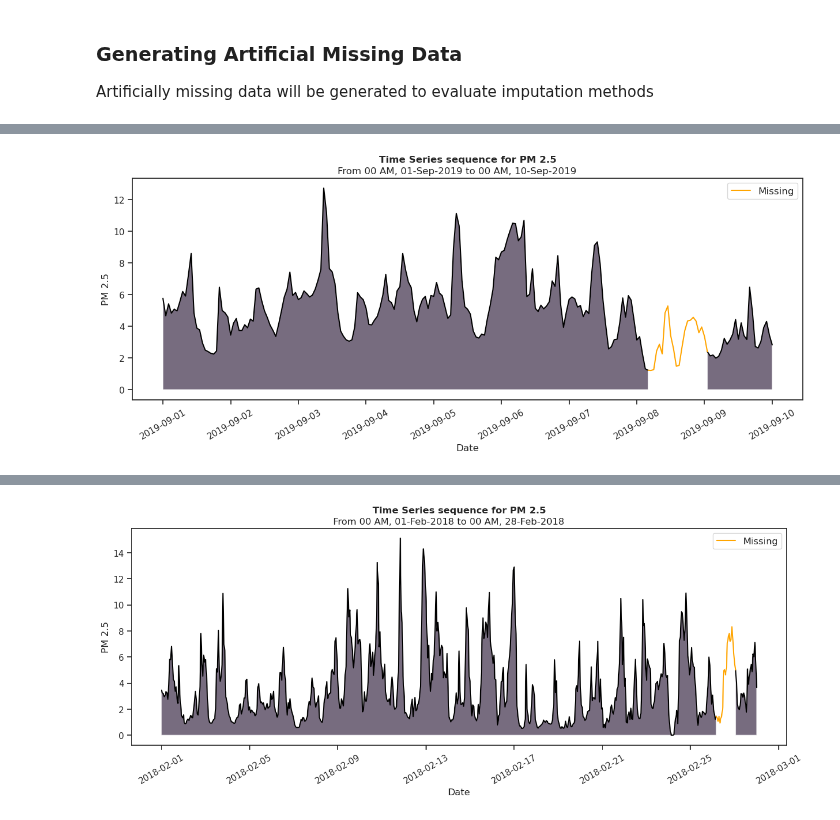
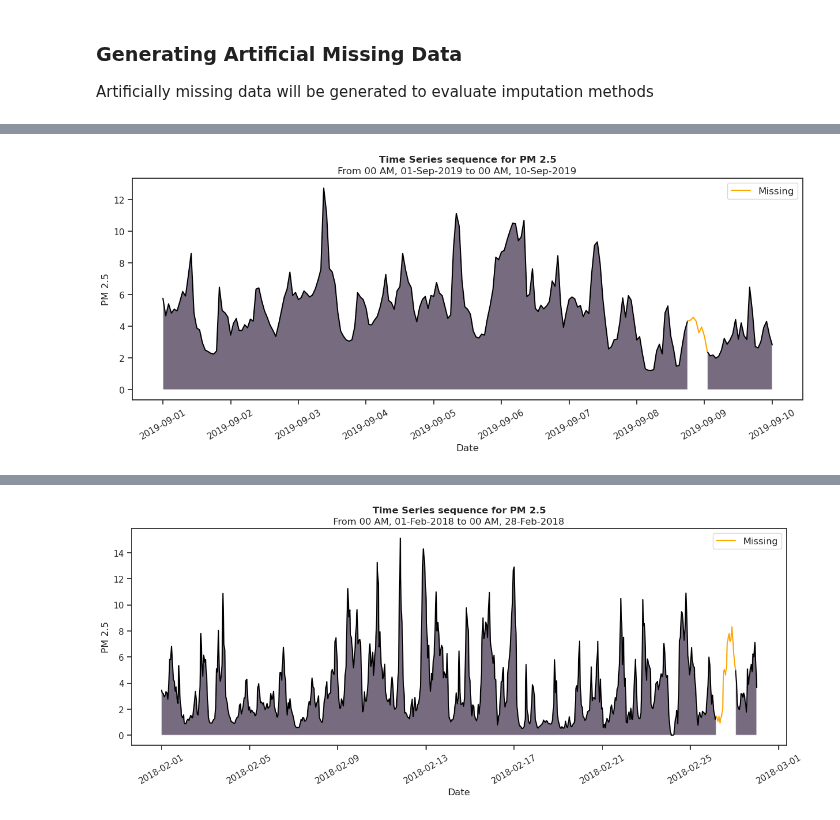
Before and after one commit to erich-hs/Air-We-Breathe, a Jupyter notebook: Air_We_Breath_Missing_Values.ipynb, the cells around one changed output, grey strips where cells are left out. Saved outputs shown, nothing was run; the diff lists cells and outputs as text; code cells hidden in the pictures.

```diff
--- a/Air_We_Breath_Missing_Values.ipynb
+++ b/Air_We_Breath_Missing_Values.ipynb
@@ -428,7 +373,7 @@ subset, subset_missing = create_missing(
     data=station_subset,
     start=datetime(2019, 8, 13),
     end=datetime(2019, 9, 10),
-    missing_length=20,
+    missing_length=6,
     padding=24,
     missing_index='end'
 )
@@ -461,6 +384,6 @@ plot_compare(df, df_missing, time='DATE_PST', value='RAW_VALUE', start=None, end
 # %%
 plot_compare(subset, subset_missing,
              start=datetime(2019, 9, 1),
-             end=datetime(2019,9,15),
+             end=datetime(2019, 9, 10),
              fill=True)
 # %% [output]
@@ -468 +390 @@ WARNING: Plot end exceeds subset limit. Truncating to subset end date...
-[figure, old version]
+[figure, new version]
```
Also changed, not shown: parts of 11 cells of this notebook, 2 other files.
